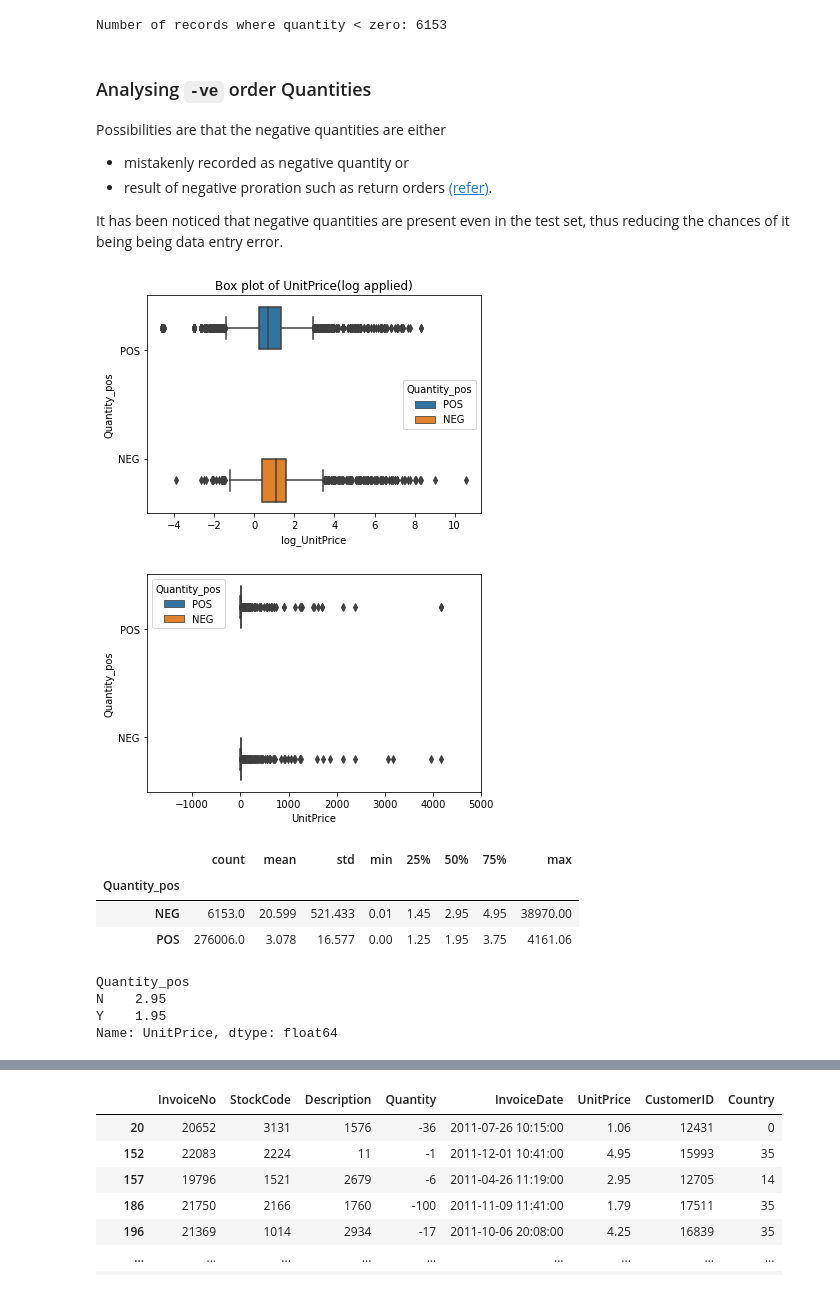
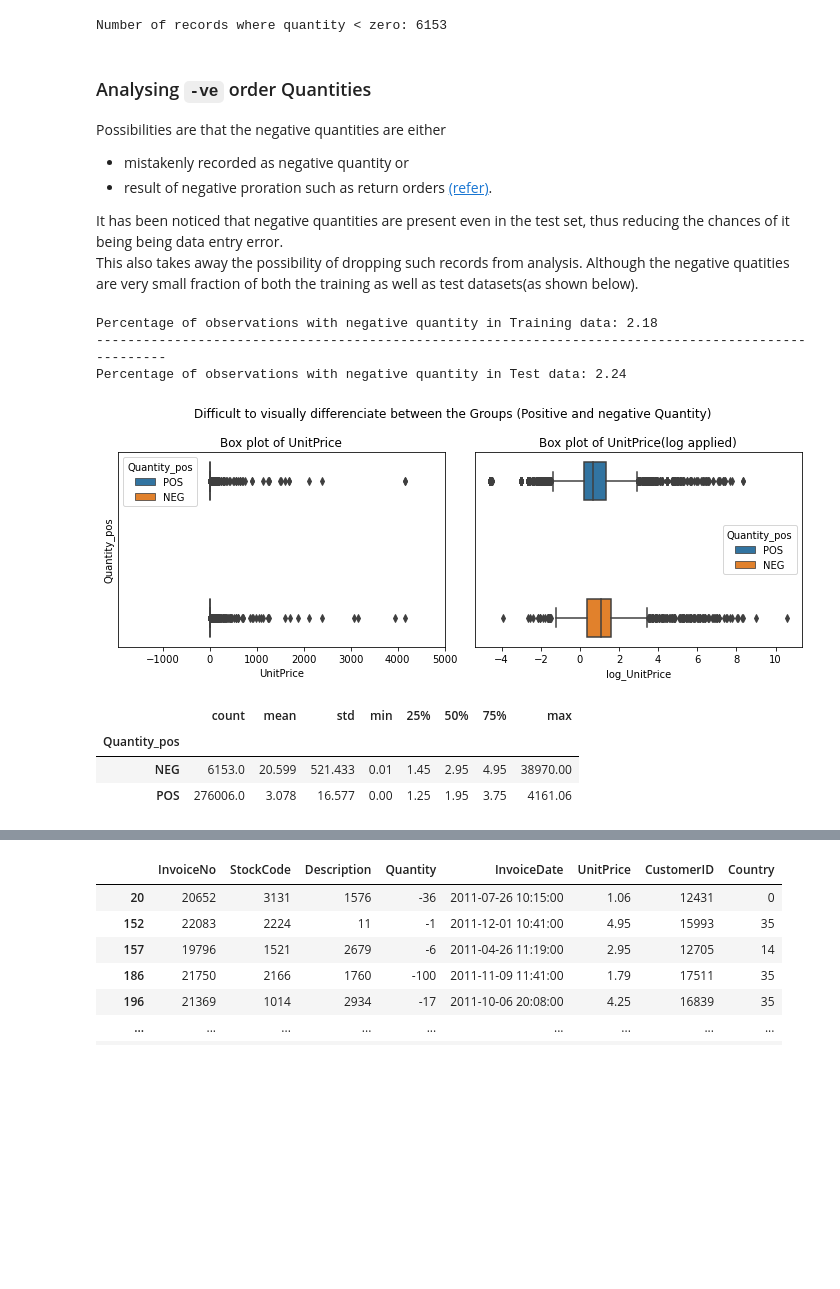
Before and after one commit to gunnerVivek/Foretelling-Retail-price-using-Multivariate-Regression, a Jupyter notebook: analysis.ipynb, the cells around one changed output, grey strips where cells are left out. Saved outputs shown, nothing was run; the diff lists cells and outputs as text; code cells hidden in the pictures; blank space fills up the shorter version.

Commit message:
analysis: adds univariate analysis for Quantitites

```diff
--- a/analysis.ipynb
+++ b/analysis.ipynb
@@ -182,6 +176,23 @@ Possibilities are that the negative quantities are either
 - mistakenly recorded as negative quantity or
 - result of negative proration such as  return orders [(refer)](https://knowledgecenter.zuora.com/BB_Introducing_Z_Business/How_Do_I_._._./How_do_I_handle_a_negative_invoice%3F).
 
-It has been noticed that negative quantities are present even in the test set, thus reducing the chances of it being being data entry error.
+It has been noticed that negative quantities are present even in the test set, thus reducing the chances of it being being data entry error.\
+This also takes away the possibility of dropping such records from analysis. Although the negative quatities are very small fraction of both the training as well as test datasets(as shown below).
+# %%
+print("Percentage of observations with negative quantity in Training data:",
+     round(data[data.Quantity < 0].shape[0] / data.shape[0] * 100
+         ,2)
+     )
+
+print("-"*100)
+
+print("Percentage of observations with negative quantity in Test data:",
+     round(test[test.Quantity < 0].shape[0] / test.shape[0] * 100
+         ,2)
+     )
+# %% [output]
+Percentage of observations with negative quantity in Training data: 2.18
+----------------------------------------------------------------------------------------------------
+Percentage of observations with negative quantity in Test data: 2.24
 # %%
 data['Quantity_pos'] = data.Quantity.apply(lambda x: 'POS' if x>=0 else 'NEG')
@@ -192,18 +202,22 @@ data['log_UnitPrice'] = np.log(data.UnitPrice+ np.full_like(data.UnitPrice, fill
 # %%
-fig, ax = plt.subplots()
+fig, ax = plt.subplots(1,2, figsize=(10, 4), sharey=True)
+plt.subplot(ax[0])
+sns.boxplot(y='Quantity_pos', x='UnitPrice', data=data, hue='Quantity_pos')
+plt.xlim(right=5000)
+plt.title("Box plot of UnitPrice")
+
+plt.subplot(ax[1])
 sns.boxplot(y='Quantity_pos', x='log_UnitPrice', data=data, hue='Quantity_pos')
-# plt.xlim(right=5000)
+plt.ylabel('')
+plt.yticks([])
 plt.title("Box plot of UnitPrice(log applied)")
+
+plt.suptitle("Difficult to visually differenciate between the Groups (Positive and negative Quantity)")
+
+plt.tight_layout()
 plt.show()
 # %% [output]
-[figure, old version]
+[figure, new version]
-# %%
-sns.boxplot(y='Quantity_pos', x='UnitPrice', data=data, hue='Quantity_pos')
-plt.xlim(right=5000)
-# data.UnitPrice.plot(kind='box', )
-plt.show()
-# %% [output]
-[figure, removed]
 # %%
 data.groupby('Quantity_pos')['UnitPrice'].describe().round(3)
 # %% [output]
@@ -211,10 +225,3 @@ data.groupby('Quantity_pos')['UnitPrice'].describe().round(3)
 | Quantity_pos |  |  |  |  |  |  |  |  |
 | NEG | 6153.0 | 20.599 | 521.433 | 0.01 | 1.45 | 2.95 | 4.95 | 38970.00 |
 | POS | 276006.0 | 3.078 | 16.577 | 0.00 | 1.25 | 1.95 | 3.75 | 4161.06 |
-# %%
-data.groupby('Quantity_pos')['UnitPrice'].median()
-# %% [output]
-Quantity_pos
-N    2.95
-Y    1.95
-Name: UnitPrice, dtype: float64
```
Also changed, not shown: parts of 20 cells of this notebook.
